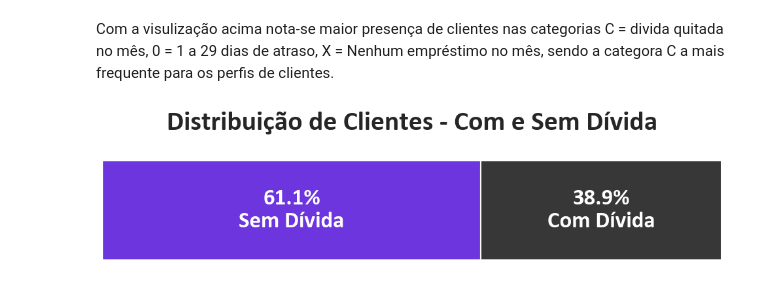
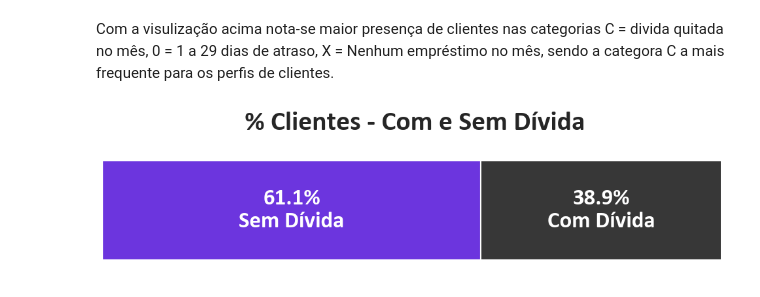
Before and after one commit to 1998-sys/Credit-Card-Approval, a Jupyter notebook: notebooks/credit_card_approval.ipynb, the cells around one changed output. Cells and saved outputs as stored; diff of their text form; code cells hidden in the pictures.

```diff
--- a/notebooks/credit_card_approval.ipynb
+++ b/notebooks/credit_card_approval.ipynb
@@ -196,32 +196,32 @@ Com a visulização acima nota-se maior presença de clientes nas categorias C =
 # %%
 plt.rcParams['font.family'] = 'DejaVu Sans'
 df_credit_card['DIVIDA'] = df_credit_card['STATUS'].apply(lambda x: 'SEM DIVIDA' if x in ['C', 'X'] else 'COM DIVIDA')  # Coluna que classifica dívida
 
 percentuais = df_credit_card['DIVIDA'].value_counts(normalize=True)*100
 com_divida = percentuais.get('COM DIVIDA', 0)
 sem_divida = percentuais.get('SEM DIVIDA', 0)
 
 
 fig, ax = plt.subplots(figsize=(10, 3))
 
 # Blocos empilhados'#6c35de
 ax.barh(0, sem_divida, color='#6c35de')
 ax.barh(0, com_divida, left=sem_divida, color='#373737')
 
 ax.text(sem_divida/2, 0, f"{sem_divida:.1f}%\nSem Dívida",
         ha='center', va='center', fontsize=25, fontweight='bold', color='white', fontname='Calibri')
 ax.text(sem_divida + com_divida/2, 0, f"{com_divida:.1f}%\nCom Dívida",
         ha='center', va='center', fontsize=25, fontweight='bold', color='white', fontname='Calibri')
 
 
 ax.set_xlim(0, 100)
 ax.set_ylim(-0.5, 0.5)
 ax.axis('off')
 
-plt.title("Distribuição de Clientes - Com e Sem Dívida",
+plt.title(" % Clientes - Com e Sem Dívida",
           fontsize=30, fontweight="bold", pad=20, fontname='Calibri')
 
 plt.tight_layout()
 plt.show()
 # %% [output]
-[figure, old version]
+[figure, new version]
```
Also changed, not shown: parts of 1 cell of this notebook.
